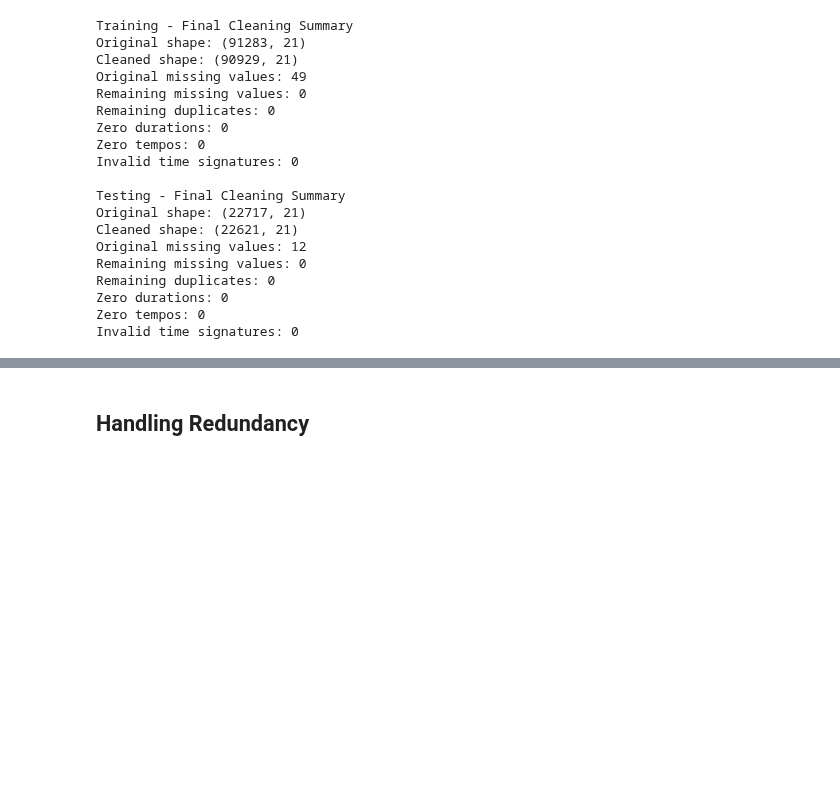
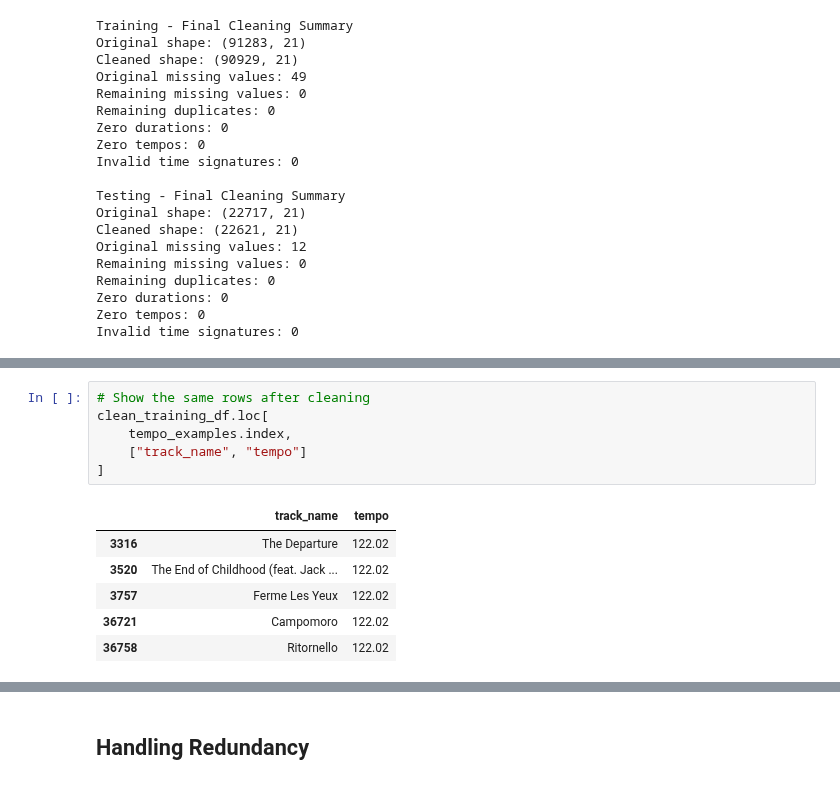
Before and after one commit to alexander-martrain/Song-Data-Mining, a Jupyter notebook: notebooks/project_cluster_cmps451.ipynb, the cells around one changed output, grey strips where cells are left out. Saved outputs shown, nothing was run; the diff lists cells and outputs as text; blank space fills up the shorter version.

```diff
--- a/notebooks/project_cluster_cmps451.ipynb
+++ b/notebooks/project_cluster_cmps451.ipynb
@@ -590,0 +638,13 @@ Invalid time signatures: 0
+# %%
+# Show the same rows after cleaning
+clean_training_df.loc[
+    tempo_examples.index,
+    ["track_name", "tempo"]
+]
+# %% [output]
+|  | track_name | tempo |
+| 3316 | The Departure | 122.02 |
+| 3520 | The End of Childhood (feat. Jack ... | 122.02 |
+| 3757 | Ferme Les Yeux | 122.02 |
+| 36721 | Campomoro | 122.02 |
+| 36758 | Ritornello | 122.02 |
```
Also changed, not shown: parts of 13 cells of this notebook.
